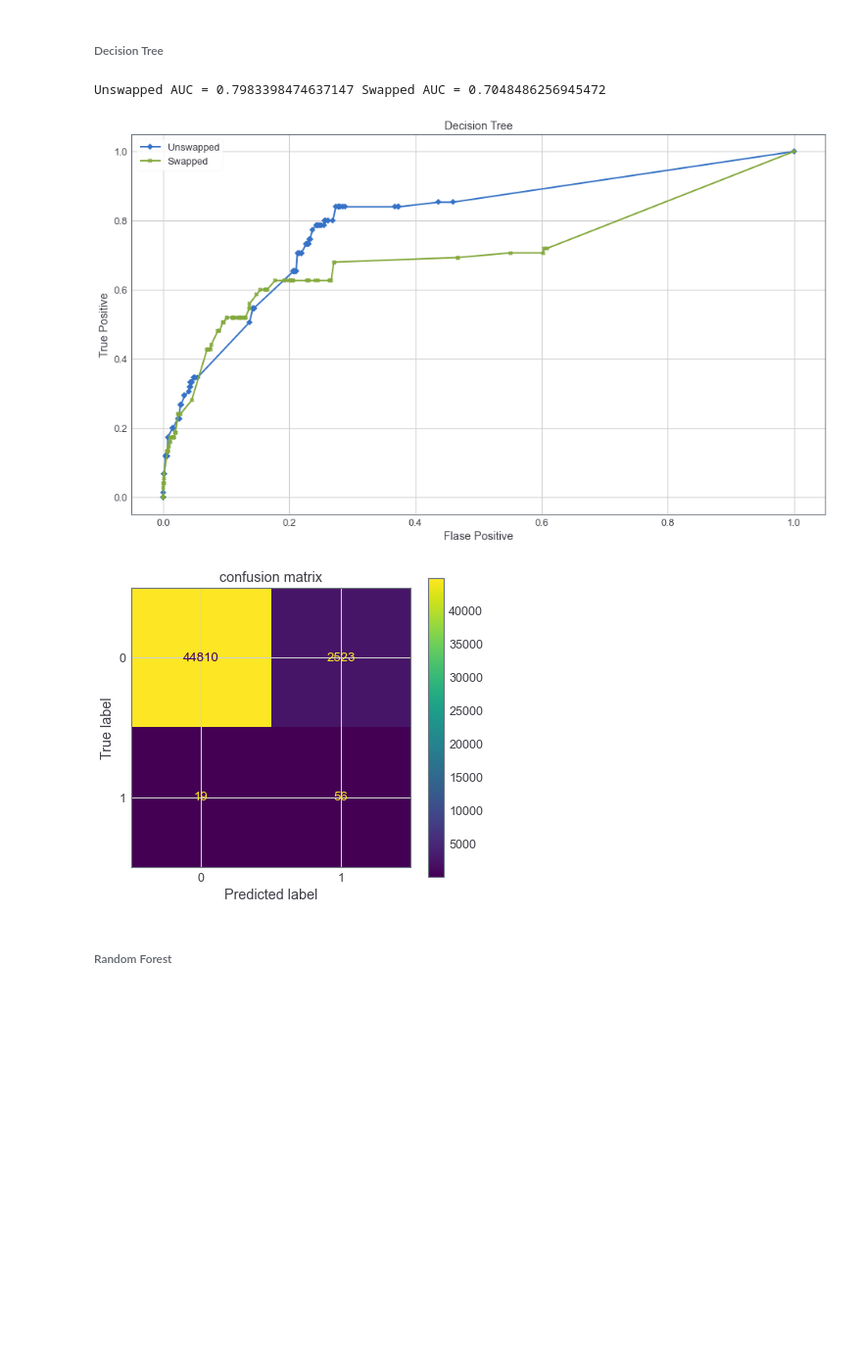
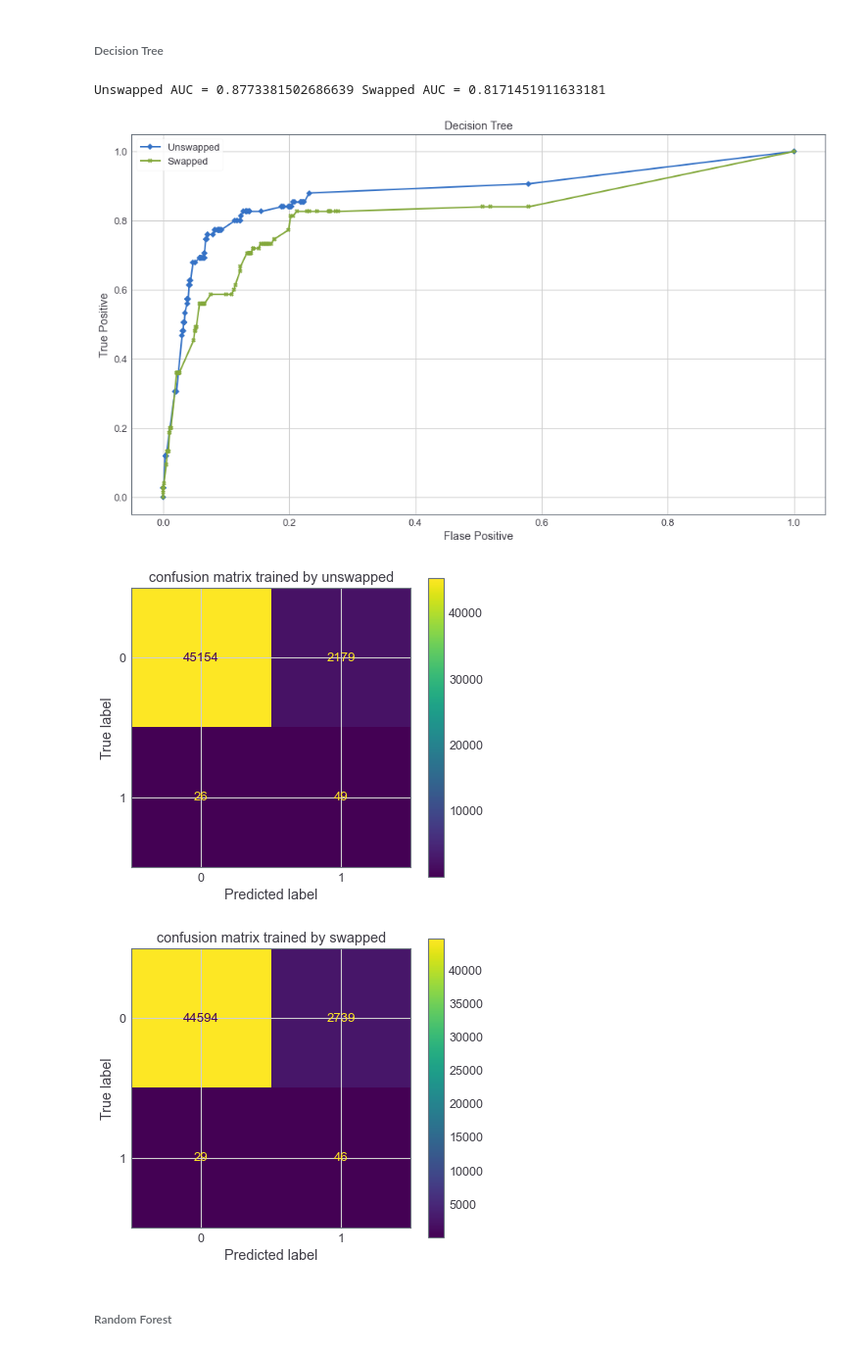
Before and after one commit to Timo9Madrid7/CS4035CyberDataAnalytics, a Jupyter notebook: assignment1/code/Lab1-2021.ipynb, the cells around one changed output. Shown at 98% size. Cells and saved outputs as stored; diff of their text form; code cells hidden in the pictures; blank space fills up the shorter version.

```diff
--- a/assignment1/code/Lab1-2021.ipynb
+++ b/assignment1/code/Lab1-2021.ipynb
@@ -588,15 +578,17 @@ x_train_unswapped.head()
 | 3 | 55 | 40 | 47 | 1 | 51.72300 | 1 | 1 | ... |
 | 4 | 9 | 40 | 47 | 1 | 32.12573 | 1 | 1 | ... |
 # %%
-# copy the pd of unswapped train set
+# - bin: card issuer identifier
+# - mail_id: Email address
+# - ip_id: Ip address
+# - card_id: Card number
+# - euroAmount: the cost in euro
+
 x_train_swapped, y_train_swapped = x_train_unswapped.copy(), y_train_unswapped.copy()
-# copy the label of trainset
 x_train_swapped['temp_label'] = y_train_swapped.copy()
-# apply rank swapping on four features
 x_train_swapped = rank_swapping(x_train_swapped, ['bin', 'mail_id', 'ip_id', 'card_id'], p=100)
-# obtain the labels of swapped train set
+x_train_swapped = rank_swapping(x_train_swapped, ['euroAmount'], p=10)
 y_train_swapped = x_train_swapped['temp_label'].copy()
-# obtain the features of swapped train set
 x_train_swapped.drop(columns=['temp_label'], inplace=True)
 # %% [output]
 It will take 100 neighbour(s) into consideration
@@ -656,16 +652,21 @@ plt.legend(['Unswapped', 'Swapped'])
 plt.title("Decision Tree")
 plt.show()
 # %% [output]
-Unswapped AUC = 0.7983398474637147 Swapped AUC = 0.7048486256945472
+Unswapped AUC = 0.8773381502686639 Swapped AUC = 0.8171451911633181
-[figure, old version]
+[figure, new version]
-# %%
-# plotting confusion matrix
-dt.fit(x_train_unswapped, y_train_unswapped)
-plot_confusion_matrix(dt, x_test, y_test)
-plt.title('confusion matrix')
-plt.show()
-# %% [output]
-[figure, removed]
+# %%
+dt.fit(x_train_unswapped, y_train_unswapped)
+plot_confusion_matrix(dt, x_test, y_test)
+plt.title('confusion matrix trained by unswapped')
+# plt.savefig('./figures/privacy_DT_cm_unswapped.pdf', dpi=1200)
+dt.fit(x_train_swapped, y_train_swapped)
+plot_confusion_matrix(dt, x_test, y_test)
+plt.title('confusion matrix trained by swapped')
+# plt.savefig('./figures/privacy_DT_cm_swapped.pdf', dpi=1200)
+plt.show()
+# %% [output]
+[figure, added]
+[figure, added]
 # %% [markdown]
 ###### Random Forest
 # %%
```
Also changed, not shown: parts of 51 cells of this notebook.
